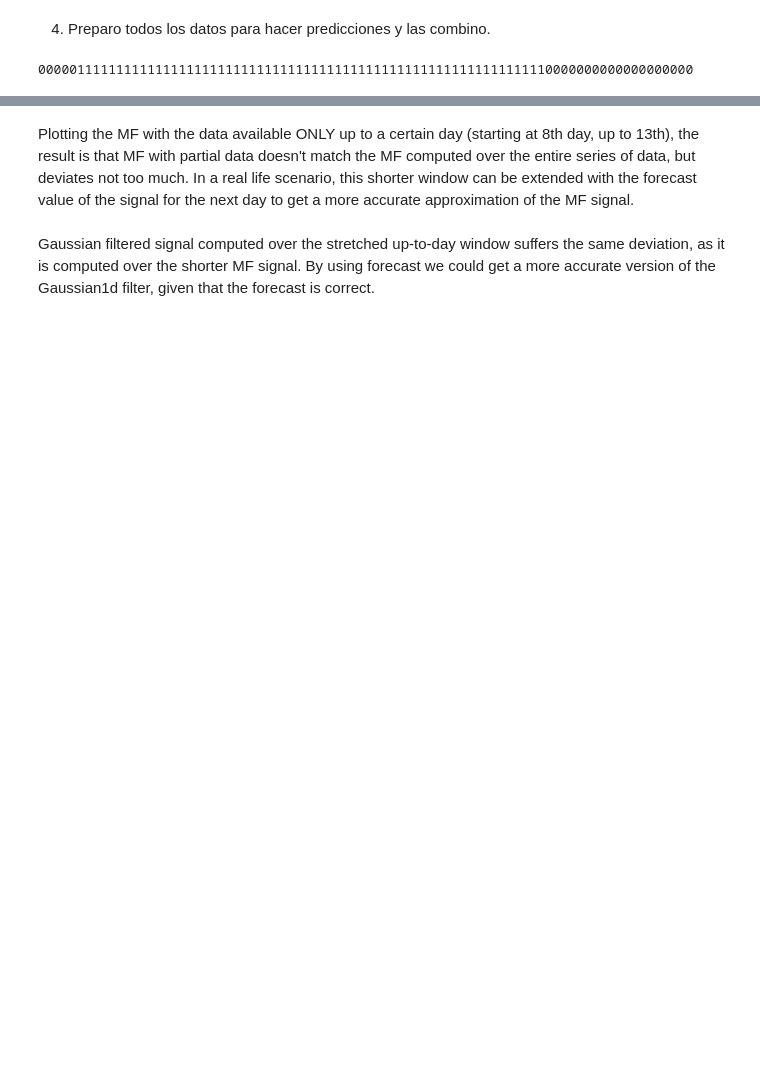
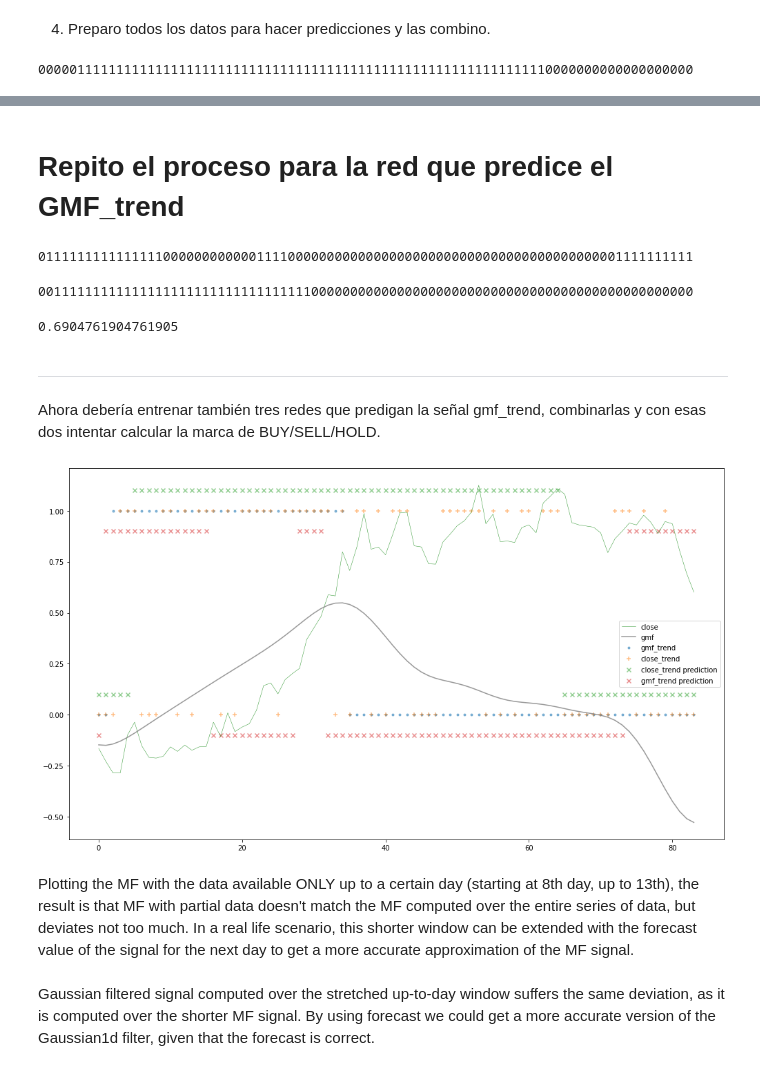
Before and after one commit to renero/trader, a Jupyter notebook: notebooks/windowed prediction.ipynb, the cells around one changed output, grey strips where cells are left out. Drawn from its saved outputs; the diff is of its cells as text; code cells hidden in the pictures; blank space fills up the shorter version.

```diff
--- a/notebooks/windowed prediction.ipynb
+++ b/notebooks/windowed prediction.ipynb
@@ -179,8 +181,10 @@ print()
 # %% [output]
 000001111111111111111111111111111111111111111111111111111111111110000000000000000000
 # %%
-y = test_data.data.iloc[-84:].close_trend.values.astype(int)
-[print(yi, sep="", end="") for yi in y]
+y1 = test.data.iloc[-84:].close_trend.values.astype(int)
+[print(yi, sep="", end="", flush=True) for yi in y1]
 print()
+
+accuracy_score(y1, yhat1)
 # %% [output]
 000111000110101110101111101111111010110101110000111111010101101110000000111010010000
@@ -194,0 +192,26 @@ accuracy_score(y, yhat)
+# %% [markdown]
+# Repito el proceso para la red que predice el GMF_trend
+# %%
+training_columns = ["gmf", "gmf_mono"]
+prepared_test = test.prepare_for_predict(training_columns)
+yhat2 = []
+for input_to_net in prepared_test:
+    input_to_net = input_to_net.reshape(1, -1, len(training_columns))
+    prediction = gmf_nn.model.predict(input_to_net)
+    yhat2.append(combine_predictions(prediction))
+    print(yhat2[-1], end="", flush=True)
+print()
+# %% [output]
+011111111111111100000000000011110000000000000000000000000000000000000000001111111111
+# %%
+y2 = test.data.iloc[-84:].gmf_trend.values.astype(int)
+[print(yi, sep="", end="", flush=True) for yi in y2]
+print()
+accuracy_score(y2, yhat2)
+# %% [output]
+001111111111111111111111111111111110000000000000000000000000000000000000000000000000
+0.6904761904761905
+# %% [markdown]
+---
+
+Ahora debería entrenar también tres redes que predigan la señal gmf_trend, combinarlas y con esas dos intentar calcular la marca de BUY/SELL/HOLD.
@@ -195,3 +220,47 @@ accuracy_score(y, yhat)
+# %%
+plt.figure(figsize=(14, 8))
+plt.plot(
+    test.data.iloc[-84:].close.values,
+    color="green",
+    alpha=0.8,
+    label="close",
+    linewidth=0.5,
+)
+plt.plot(test.data.iloc[-84:].gmf.values * 10.0, color="grey", alpha=0.8, label="gmf")
+plt.scatter(
+    range(len(y1)),
+    test.data.iloc[-84:].gmf_trend,
+    alpha=0.5,
+    marker=".",
+    label="gmf_trend",
+)
+plt.scatter(
+    range(len(y1)),
+    test.data.iloc[-84:].close_trend,
+    alpha=0.5,
+    marker="+",
+    label="close_trend",
+)
+plt.scatter(
+    range(len(y1)),
+    np.array(yhat1) + 0.1,
+    alpha=0.5,
+    marker="x",
+    label="close_trend prediction",
+)
+plt.scatter(
+    range(len(y1)),
+    np.array(yhat2) - 0.1,
+    alpha=0.5,
+    marker="x",
+    label="gmf_trend prediction",
+)
+plt.legend()
+plt.tight_layout()
+plt.savefig("averaver.png")
+plt.show()
+# %% [output]
+[figure, added]
 # %%
 def f(x):
     return -np.cos(x) - np.sin(x) - (5 / 2) * np.cos(2 * x) + (1 / 2) * np.sin(2 * x)
```
Also changed, not shown: parts of 10 cells of this notebook, 2 other files.
